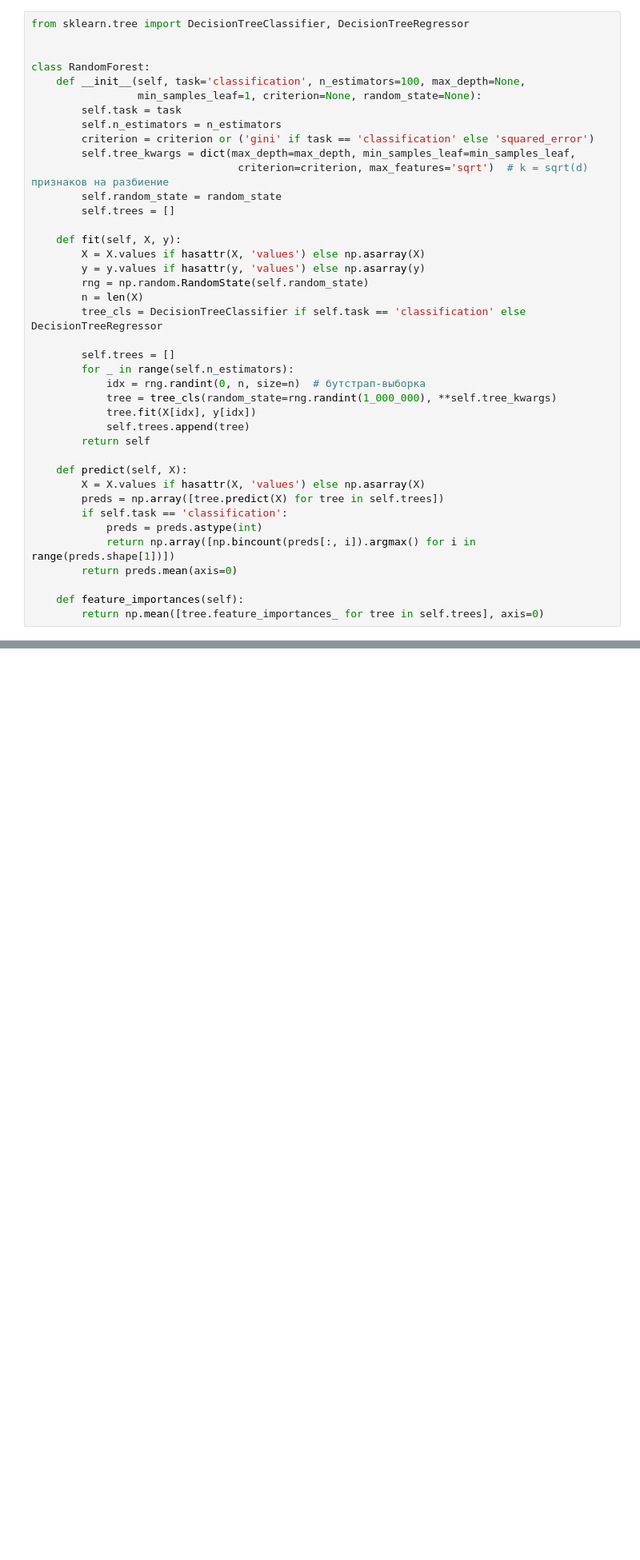
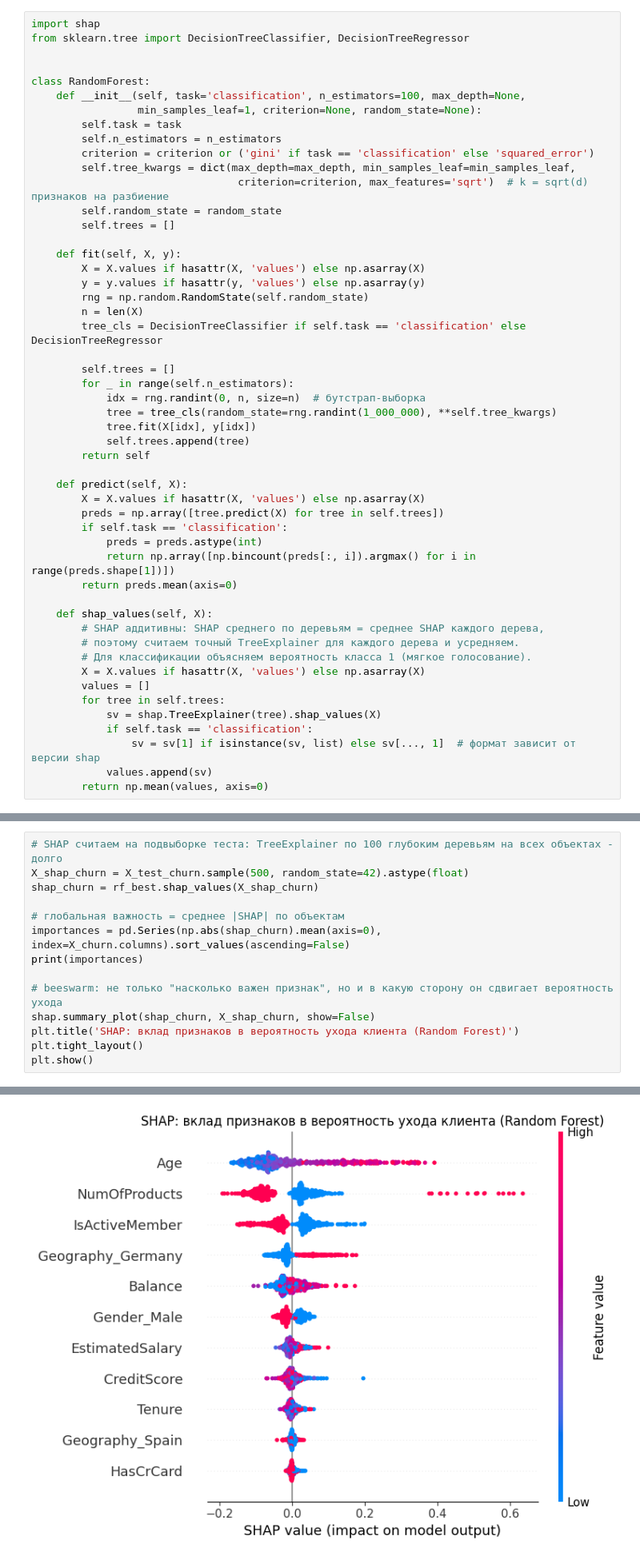
Before and after one commit to minitower/tutor, a Jupyter notebook: students/Валерия_ml/ml/lab_3/lab3.ipynb, the cells around one changed output, grey strips where cells are left out. Shown at 80% size. Drawn from its saved outputs; the diff is of its cells as text; blank space fills up the shorter version.

```diff
--- a/students/Валерия_ml/ml/lab_3/lab3.ipynb
+++ b/students/Валерия_ml/ml/lab_3/lab3.ipynb
@@ -387,6 +387,7 @@ purity (mse<0.01): MSE=8.830 MAE=1.597 R2=0.875
 
 Нельзя использовать готовую реализацию случайного леса из `sklearn`, но можно сопоставлять с ней качество вашего алгоритма.
 # %%
+import shap
 from sklearn.tree import DecisionTreeClassifier, DecisionTreeRegressor
 
 
@@ -424,8 +425,18 @@ class RandomForest:
             return np.array([np.bincount(preds[:, i]).argmax() for i in range(preds.shape[1])])
         return preds.mean(axis=0)
 
-    def feature_importances(self):
-        return np.mean([tree.feature_importances_ for tree in self.trees], axis=0)
+    def shap_values(self, X):
+        # SHAP аддитивны: SHAP среднего по деревьям = среднее SHAP каждого дерева,
+        # поэтому считаем точный TreeExplainer для каждого дерева и усредняем.
+        # Для классификации объясняем вероятность класса 1 (мягкое голосование).
+        X = X.values if hasattr(X, 'values') else np.asarray(X)
+        values = []
+        for tree in self.trees:
+            sv = shap.TreeExplainer(tree).shap_values(X)
+            if self.task == 'classification':
+                sv = sv[1] if isinstance(sv, list) else sv[..., 1]  # формат зависит от версии shap
+            values.append(sv)
+        return np.mean(values, axis=0)
 # %% [markdown]
 Метрика для сравнения - **F1** (по классу «ушёл»). Классы несбалансированы (~20% ушедших), поэтому accuracy почти не штрафует модель, которая всегда отвечает «клиент остаётся» (~80%). F1 учитывает и точность, и полноту поиска уходящих клиентов, а именно они важны банку. Подбор гиперпараметров идёт на валидационной части train, тест используется только для финальной оценки.
 # %%
@@ -505,0 +493,15 @@ dtype: float64
+# %%
+# SHAP считаем на подвыборке теста: TreeExplainer по 100 глубоким деревьям на всех объектах - долго
+X_shap_churn = X_test_churn.sample(500, random_state=42).astype(float)
+shap_churn = rf_best.shap_values(X_shap_churn)
+
+# глобальная важность = среднее |SHAP| по объектам
+importances = pd.Series(np.abs(shap_churn).mean(axis=0), index=X_churn.columns).sort_values(ascending=False)
+print(importances)
+
+# beeswarm: не только "насколько важен признак", но и в какую сторону он сдвигает вероятность ухода
+shap.summary_plot(shap_churn, X_shap_churn, show=False)
+plt.title('SHAP: вклад признаков в вероятность ухода клиента (Random Forest)')
+plt.tight_layout()
+plt.show()
+# %% [output]
@@ -506,3 +520,4 @@ dtype: float64
+[figure, added]
 # %% [markdown]
 ### Задание 2.3 (1 балл)
 
```
Also changed, not shown: parts of 3 cells of this notebook, 11 other files.
